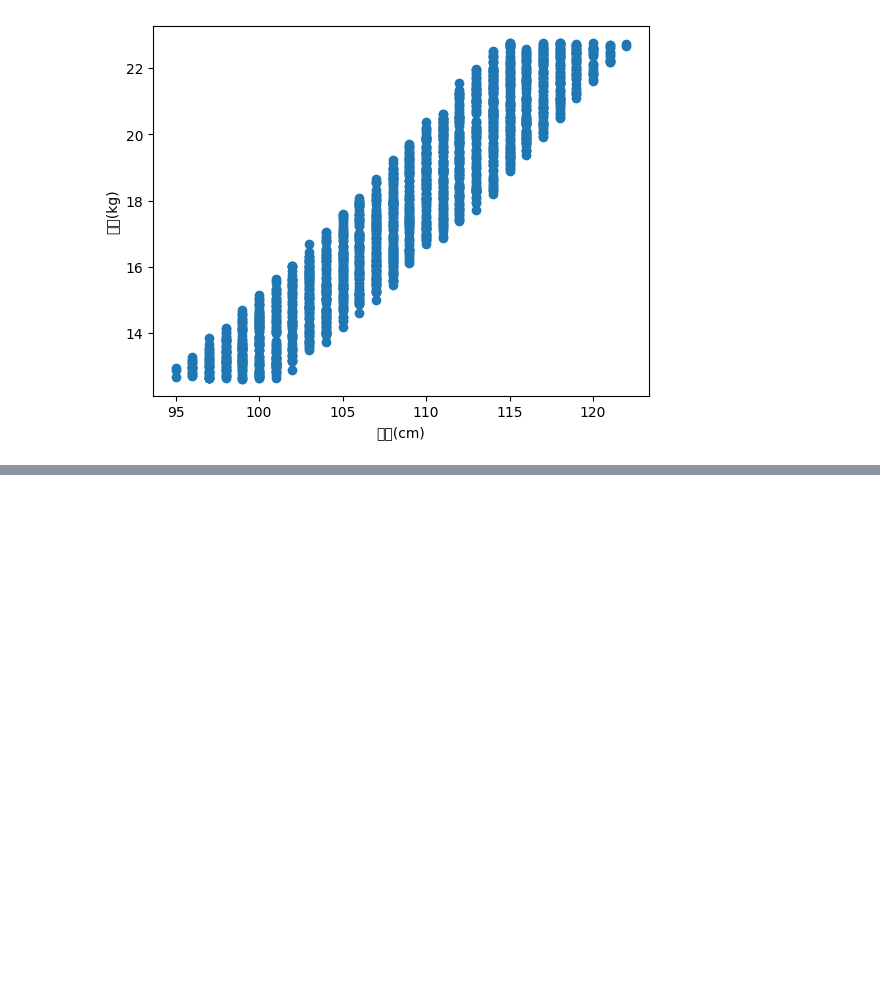
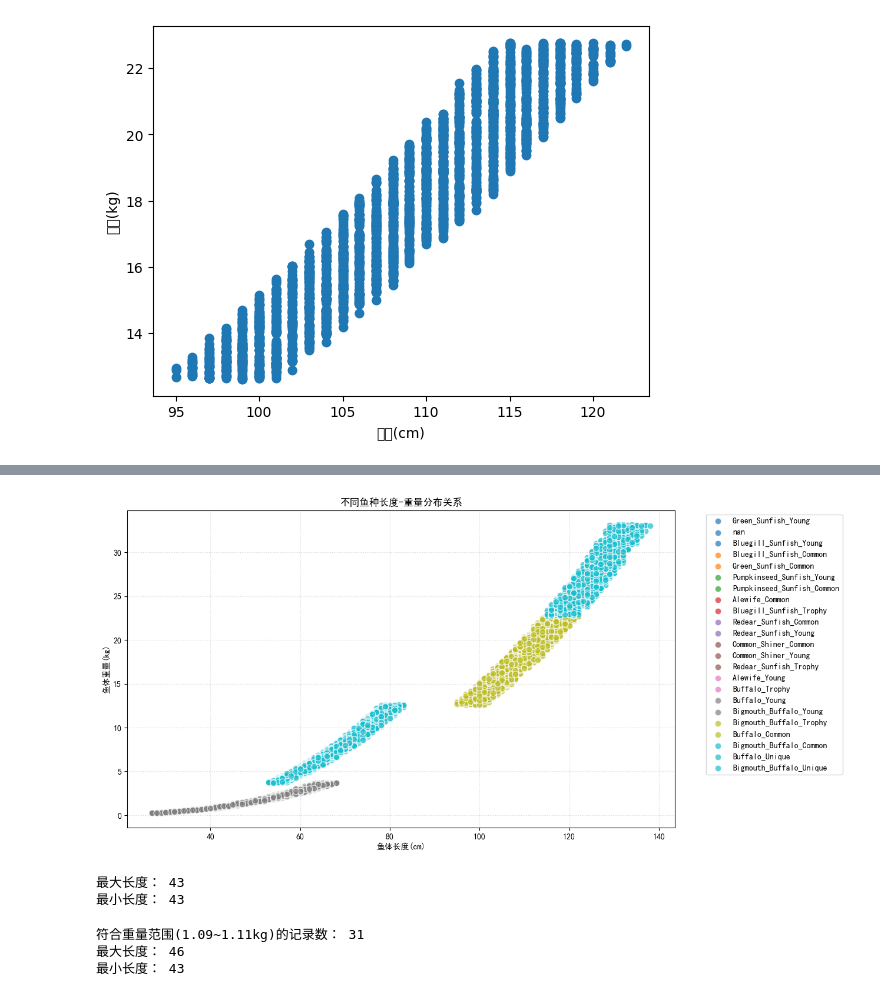
Before and after one commit to futouyiba/batchHitFishSim, a Jupyter notebook: weightDist.ipynb, the cells around one changed output, grey strips where cells are left out. Drawn from its saved outputs; the diff is of its cells as text; code cells hidden in the pictures; blank space fills up the shorter version.

```diff
--- a/weightDist.ipynb
+++ b/weightDist.ipynb
@@ -55,0 +88,60 @@ ValueError: Cannot mask with non-boolean array containing NA / NaN values
+# %%
+from matplotlib import cm
+
+plt.figure(figsize=(12, 7))
+
+# 创建颜色映射
+unique_fish = df['鱼名称'].unique()
+colors = cm.tab10(np.linspace(0, 1, len(unique_fish)))
+
+# 分组绘制散点图
+for fish, color in zip(unique_fish, colors):
+    mask = df['鱼名称'] == fish
+    plt.scatter(dfBigmouthBuffaloAll.loc[mask, '长度(cm)'],
+                dfBigmouthBuffaloAll.loc[mask, '重量(kg)'],
+                c=[color],
+                label=fish,
+                alpha=0.7,
+                edgecolors='w',
+                s=60)
+
+plt.xlabel('鱼体长度(cm)')
+plt.ylabel('鱼体重量(kg)')
+plt.title('不同鱼种长度-重量分布关系')
+plt.legend(bbox_to_anchor=(1.05, 1), loc='upper left')
+plt.grid(True, linestyle=':', alpha=0.5)
+
+# 保存高清图片
+plt.savefig('multi_species_plot.png',
+            dpi=300,
+            bbox_inches='tight',
+            transparent=True)
+plt.show()
+# %% [output]
+[figure, added]
+# %%
+# 取某个特定重量的Bigmouth_Buffalo鱼，查看其重量的最大值、最小值
+sampleWeight = 1.1
+dfBigmouthSampleWeight = dfBigmouthBuffaloAll[dfBigmouthBuffaloAll['重量(kg)'] == sampleWeight]
+print('最大长度：', dfBigmouthSampleWeight['长度(cm)'].max())
+print('最小长度：', dfBigmouthSampleWeight['长度(cm)'].min())
+# %% [output]
+最大长度： 43
+最小长度： 43
+# %%
+tolerance = sampleWeight * 0.01  # 1%浮动范围
+lower_bound = sampleWeight - tolerance
+upper_bound = sampleWeight + tolerance
+
+dfBigmouthSampleWeight = dfBigmouthBuffaloAll[
+    (dfBigmouthBuffaloAll['重量(kg)'] >= lower_bound)
+    & (dfBigmouthBuffaloAll['重量(kg)'] <= upper_bound)
+]
+
+print(f'符合重量范围({lower_bound:.2f}~{upper_bound:.2f}kg)的记录数：', len(dfBigmouthSampleWeight))
+print('最大长度：', dfBigmouthSampleWeight['长度(cm)'].max())
+print('最小长度：', dfBigmouthSampleWeight['长度(cm)'].min())
+# %% [output]
+符合重量范围(1.09~1.11kg)的记录数： 31
+最大长度： 46
+最小长度： 43
```
Also changed, not shown: parts of 3 cells of this notebook, 8 other files.
